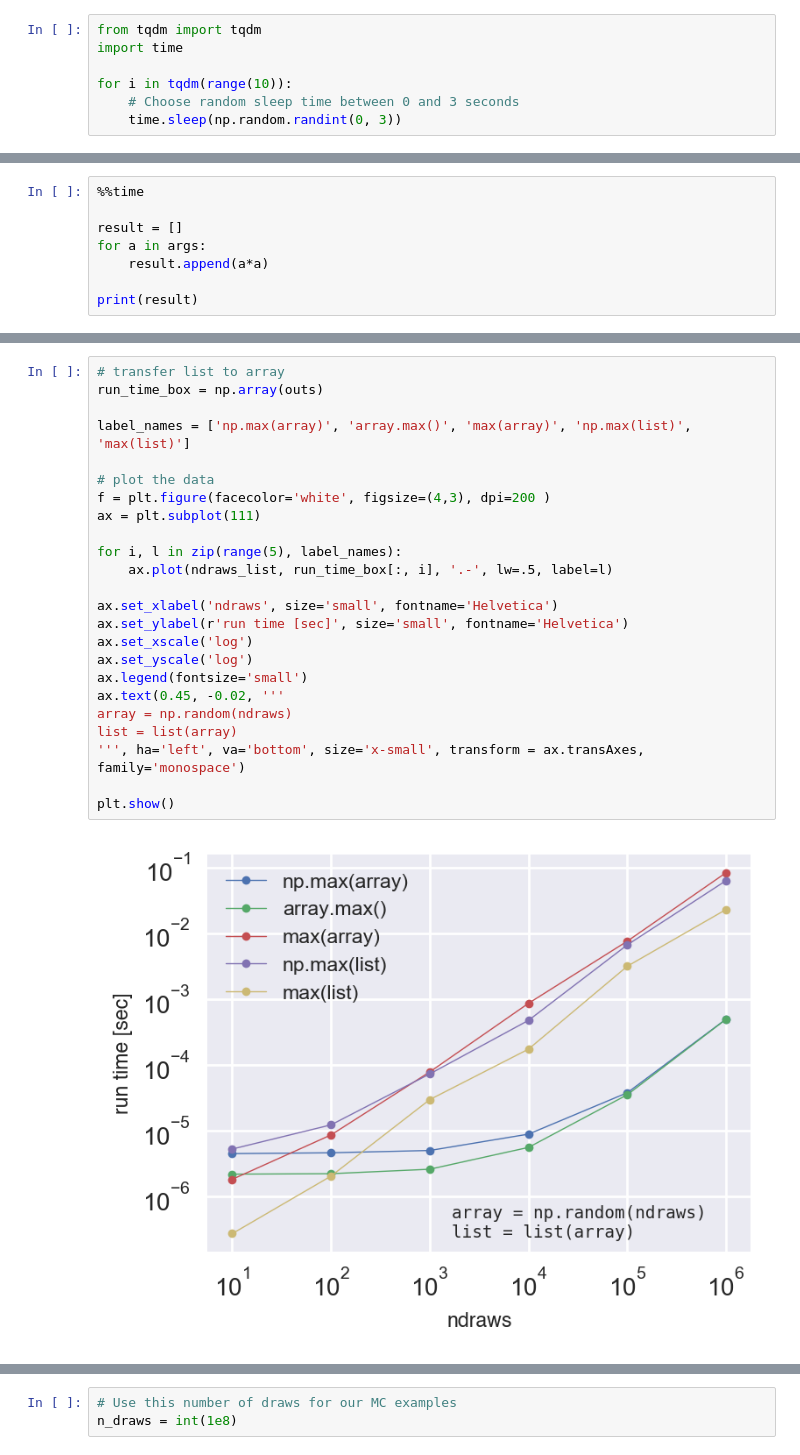
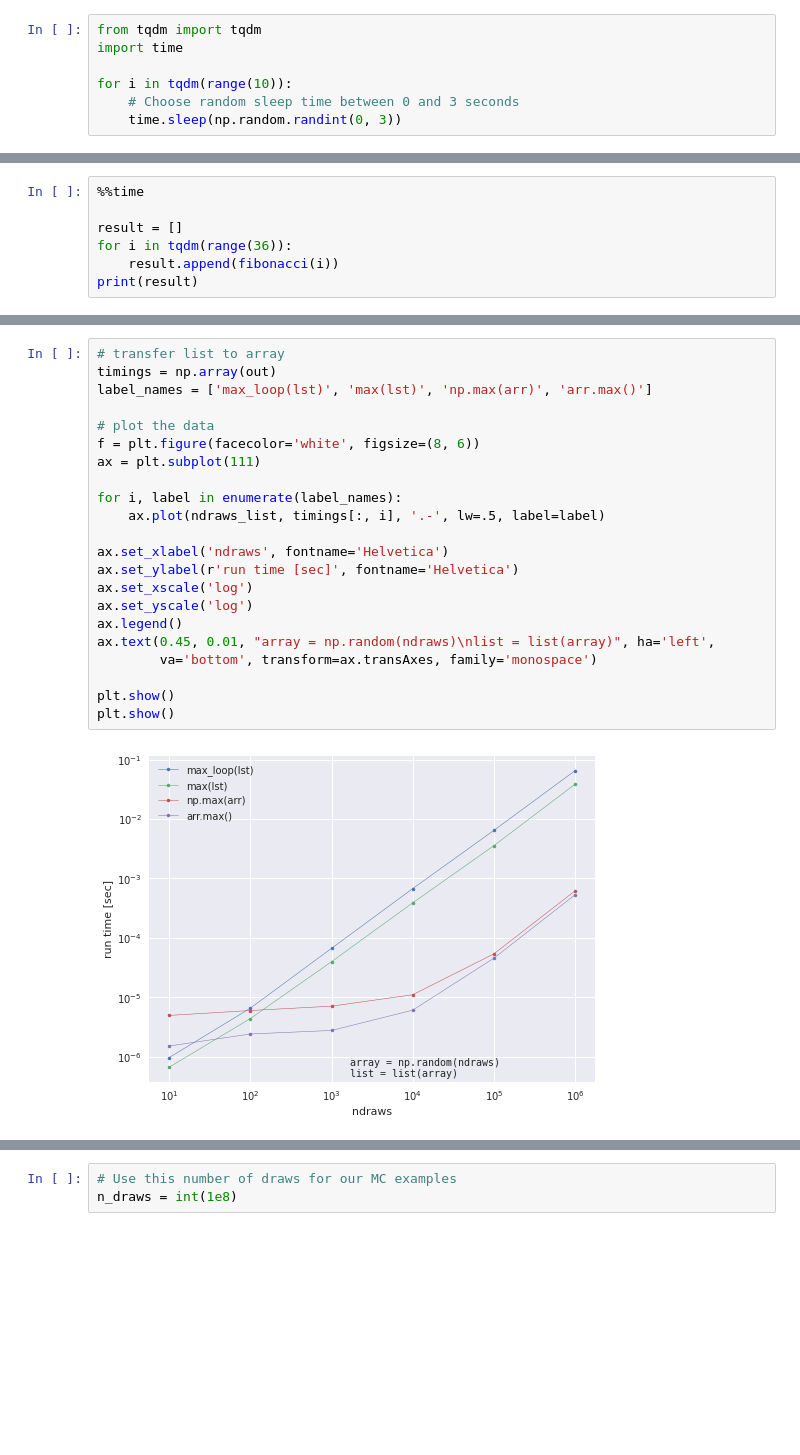
Before and after one commit to cjtu/spirl, a Jupyter notebook: spirl/f21_a7.ipynb, the cells around one changed output, grey strips where cells are left out. Drawn from its saved outputs; the diff is of its cells as text; blank space fills up the shorter version.

```diff
--- a/spirl/f21_a7.ipynb
+++ b/spirl/f21_a7.ipynb
@@ -437,8 +468,7 @@ def square(a):
 %%time
 
 result = []
-for a in args:
-    result.append(a*a)
-
+for i in tqdm(range(36)):
+    result.append(fibonacci(i))
 print(result)
 # %% [output]
@@ -489,27 +517,24 @@ outs = pqdm(np.arange(len(ndraws_list)), run_timeit, n_jobs=6)
 # %%
 # transfer list to array
-run_time_box = np.array(outs)
-
-label_names = ['np.max(array)', 'array.max()', 'max(array)', 'np.max(list)', 'max(list)']
+timings = np.array(out)
+label_names = ['max_loop(lst)', 'max(lst)', 'np.max(arr)', 'arr.max()']
 
 # plot the data
-f = plt.figure(facecolor='white', figsize=(4,3), dpi=200 )
+f = plt.figure(facecolor='white', figsize=(8, 6))
 ax = plt.subplot(111)
 
-for i, l in zip(range(5), label_names):
-    ax.plot(ndraws_list, run_time_box[:, i], '.-', lw=.5, label=l)
+for i, label in enumerate(label_names):
+    ax.plot(ndraws_list, timings[:, i], '.-', lw=.5, label=label)
 
-ax.set_xlabel('ndraws', size='small', fontname='Helvetica')
-ax.set_ylabel(r'run time [sec]', size='small', fontname='Helvetica')
+ax.set_xlabel('ndraws', fontname='Helvetica')
+ax.set_ylabel(r'run time [sec]', fontname='Helvetica')
 ax.set_xscale('log')
 ax.set_yscale('log')
-ax.legend(fontsize='small')
-ax.text(0.45, -0.02, '''
-array = np.random(ndraws)
-list = list(array)
-''', ha='left', va='bottom', size='x-small', transform = ax.transAxes,
-family='monospace')
+ax.legend()
+ax.text(0.45, 0.01, "array = np.random(ndraws)\nlist = list(array)", ha='left',
+        va='bottom', transform=ax.transAxes, family='monospace')
 
 plt.show()
+plt.show()
 # %% [output]
-[figure, old version]
+[figure, new version]
```
Also changed, not shown: parts of 44 cells of this notebook, 1 other file.
